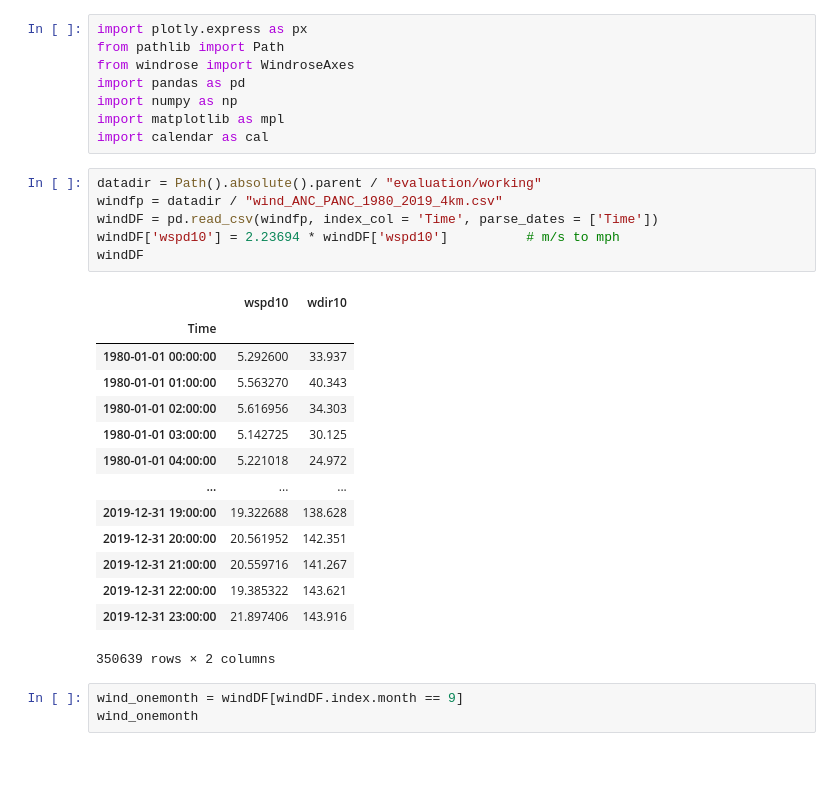
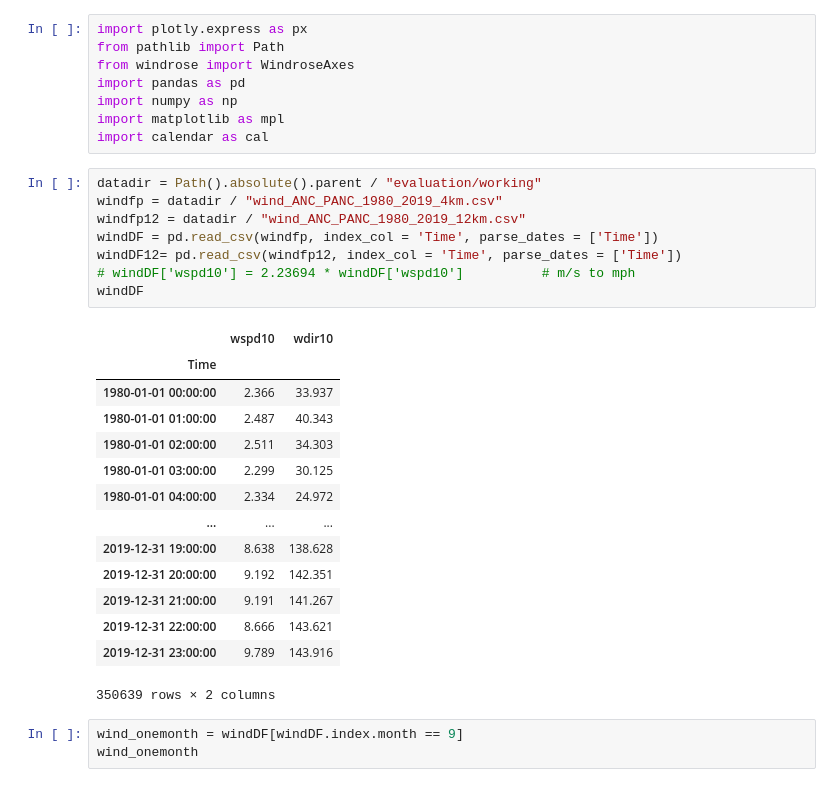
Before and after one commit to chryss/dyndowntools, a Jupyter notebook: Jupyter_Notebooks/analysis_make_windrose.ipynb, the cells around one changed output. Drawn from its saved outputs; the diff is of its cells as text.

```diff
--- a/Jupyter_Notebooks/analysis_make_windrose.ipynb
+++ b/Jupyter_Notebooks/analysis_make_windrose.ipynb
@@ -9,23 +9,25 @@ import calendar as cal
 # %%
 datadir = Path().absolute().parent / "evaluation/working"
 windfp = datadir / "wind_ANC_PANC_1980_2019_4km.csv"
+windfp12 = datadir / "wind_ANC_PANC_1980_2019_12km.csv"
 windDF = pd.read_csv(windfp, index_col = 'Time', parse_dates = ['Time'])
-windDF['wspd10'] = 2.23694 * windDF['wspd10']          # m/s to mph
+windDF12= pd.read_csv(windfp12, index_col = 'Time', parse_dates = ['Time'])
+# windDF['wspd10'] = 2.23694 * windDF['wspd10']          # m/s to mph
 windDF
 # %% [output]
 |  | wspd10 | wdir10 |
 | Time |  |  |
-| 1980-01-01 00:00:00 | 5.292600 | 33.937 |
-| 1980-01-01 01:00:00 | 5.563270 | 40.343 |
-| 1980-01-01 02:00:00 | 5.616956 | 34.303 |
-| 1980-01-01 03:00:00 | 5.142725 | 30.125 |
-| 1980-01-01 04:00:00 | 5.221018 | 24.972 |
+| 1980-01-01 00:00:00 | 2.366 | 33.937 |
+| 1980-01-01 01:00:00 | 2.487 | 40.343 |
+| 1980-01-01 02:00:00 | 2.511 | 34.303 |
+| 1980-01-01 03:00:00 | 2.299 | 30.125 |
+| 1980-01-01 04:00:00 | 2.334 | 24.972 |
 | ... | ... | ... |
-| 2019-12-31 19:00:00 | 19.322688 | 138.628 |
-| 2019-12-31 20:00:00 | 20.561952 | 142.351 |
-| 2019-12-31 21:00:00 | 20.559716 | 141.267 |
-| 2019-12-31 22:00:00 | 19.385322 | 143.621 |
-| 2019-12-31 23:00:00 | 21.897406 | 143.916 |
+| 2019-12-31 19:00:00 | 8.638 | 138.628 |
+| 2019-12-31 20:00:00 | 9.192 | 142.351 |
+| 2019-12-31 21:00:00 | 9.191 | 141.267 |
+| 2019-12-31 22:00:00 | 8.666 | 143.621 |
+| 2019-12-31 23:00:00 | 9.789 | 143.916 |
 350639 rows × 2 columns
 # %%
 wind_onemonth = windDF[windDF.index.month == 9]
```
Also changed, not shown: 17 other files.
